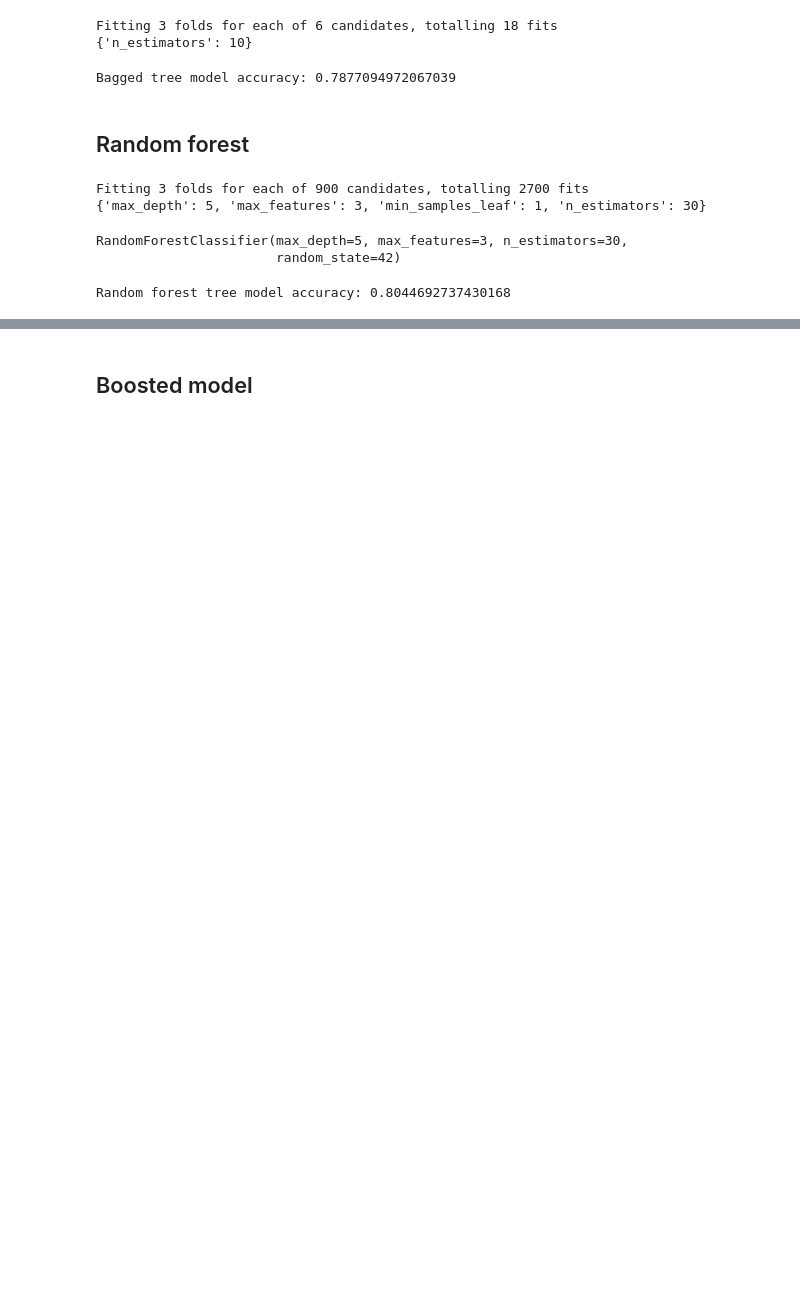
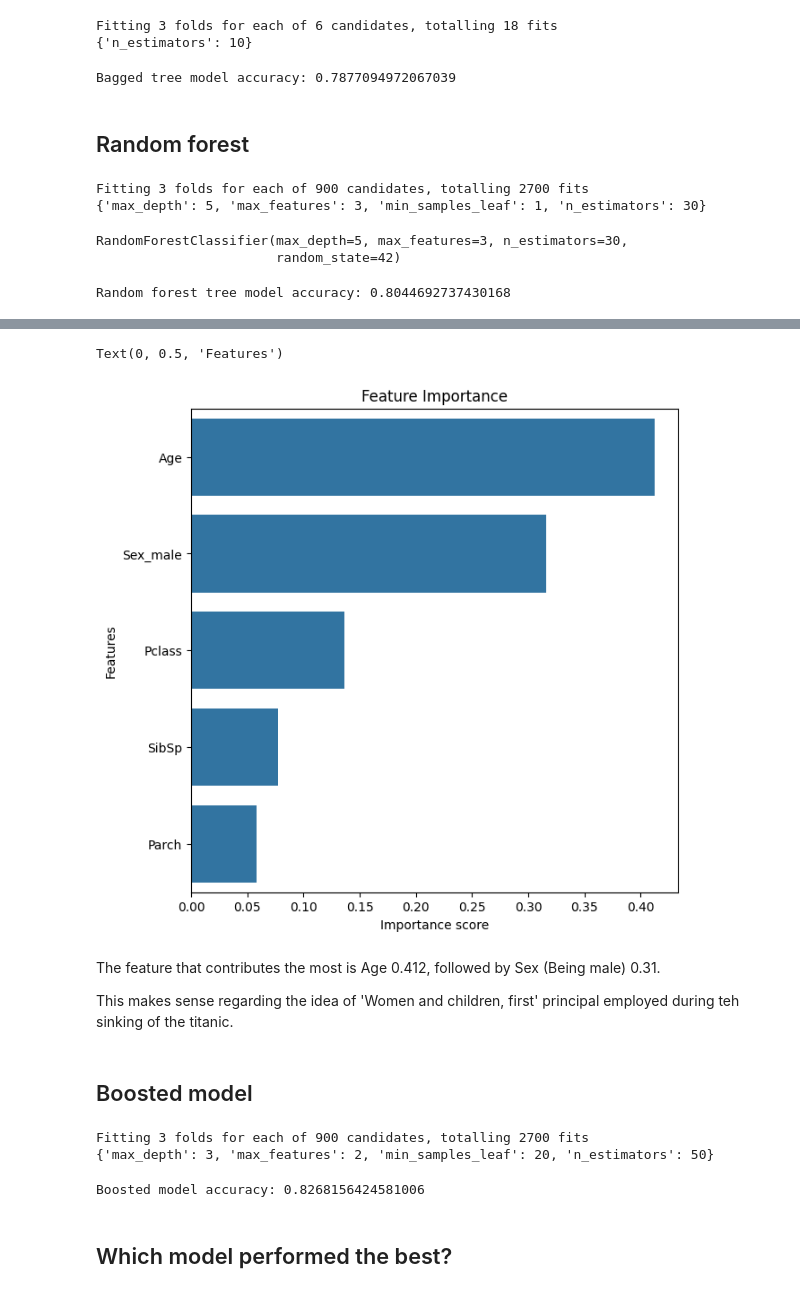
Before and after one commit to S-Humble/Bootcamp-code-examples, a Jupyter notebook: Tasks/Task 21 - Random forests/decision_tree_titanic.ipynb, the cells around one changed output, grey strips where cells are left out. Cells and saved outputs as stored; diff of their text form; code cells hidden in the pictures; blank space fills up the shorter version.

```diff
--- a/Tasks/Task 21 - Random forests/decision_tree_titanic.ipynb
+++ b/Tasks/Task 21 - Random forests/decision_tree_titanic.ipynb
@@ -356,0 +368,12 @@ Random forest tree model accuracy: 0.8044692737430168
+# %%
+random_f_model.fit(X_train,y_train)
+
+# Feature importances
+feature_names = X.columns
+importances = random_f_model.feature_importances_
+
+
+feature_imp_df = pd.DataFrame({'Feature': feature_names,
+                               'Importance': importances}).sort_values('Importance', ascending=False)
+
+feature_imp_df
@@ -357,16 +387,52 @@ Random forest tree model accuracy: 0.8044692737430168
+# %%
+plt.figure(figsize=(7,7))
+sns.barplot(x=feature_imp_df['Importance'],y=feature_imp_df['Feature'],data=feature_imp_df)
+plt.title("Feature Importance")
+plt.xlabel("Importance score")
+plt.ylabel("Features")
+# %% [output]
+Text(0, 0.5, 'Features')
+[figure, added]
+# %% [markdown]
+The feature that contributes the most is Age 0.412, followed by Sex (Being male) 0.31.
+
+This makes sense regarding the idea of 'Women and children, first' principal employed during teh sinking of the titanic.
 # %% [markdown]
 ## Boosted model
 # %%
-booster_model = GradientBoostingClassifier(random_state=42)
+# Hyperparemeter tuning - Boosted model. ~5min
+boosted_model = GradientBoostingClassifier(random_state=42)
 
 parameter = {
+    'max_depth': [2,3,5,10,20],
     'min_samples_leaf': [1,5,10,20,50,100],
     'n_estimators': [10,25,30,50,100,200],
     'max_features': [1,2,3,6,10]
 }
 
-grid_search = GridSearchCV(estimator=booster_model, param_grid=parameter, cv = 3,
+grid_search = GridSearchCV(estimator=boosted_model, param_grid=parameter, cv = 3,
                             n_jobs=-1,verbose=1, scoring='accuracy')
 grid_search.fit(X_train, y_train)
 
 best_estimators = grid_search.best_params_['n_estimators']
+
+print(grid_search.best_params_)
+best_features= grid_search.best_params_['max_features']
+best_min_leaf= grid_search.best_params_['min_samples_leaf']
+best_estimators= grid_search.best_params_['n_estimators']
+best_max_depth= grid_search.best_params_['max_depth']
+# %% [output]
+Fitting 3 folds for each of 900 candidates, totalling 2700 fits
+{'max_depth': 3, 'max_features': 2, 'min_samples_leaf': 20, 'n_estimators': 50}
+# %%
+final_boosted = GradientBoostingClassifier(random_state=42)
+final_boosted.fit(X_train, y_train)
+
+y_pred_boosted = final_boosted.predict(X_test)
+
+accuracy_boosted = accuracy_score(y_test, y_pred_boosted)
+print(f'Boosted model accuracy: {accuracy_boosted}')
+# %% [output]
+Boosted model accuracy: 0.8268156424581006
+# %% [markdown]
+## Which model performed the best?
```
Also changed, not shown: parts of 5 cells of this notebook.
